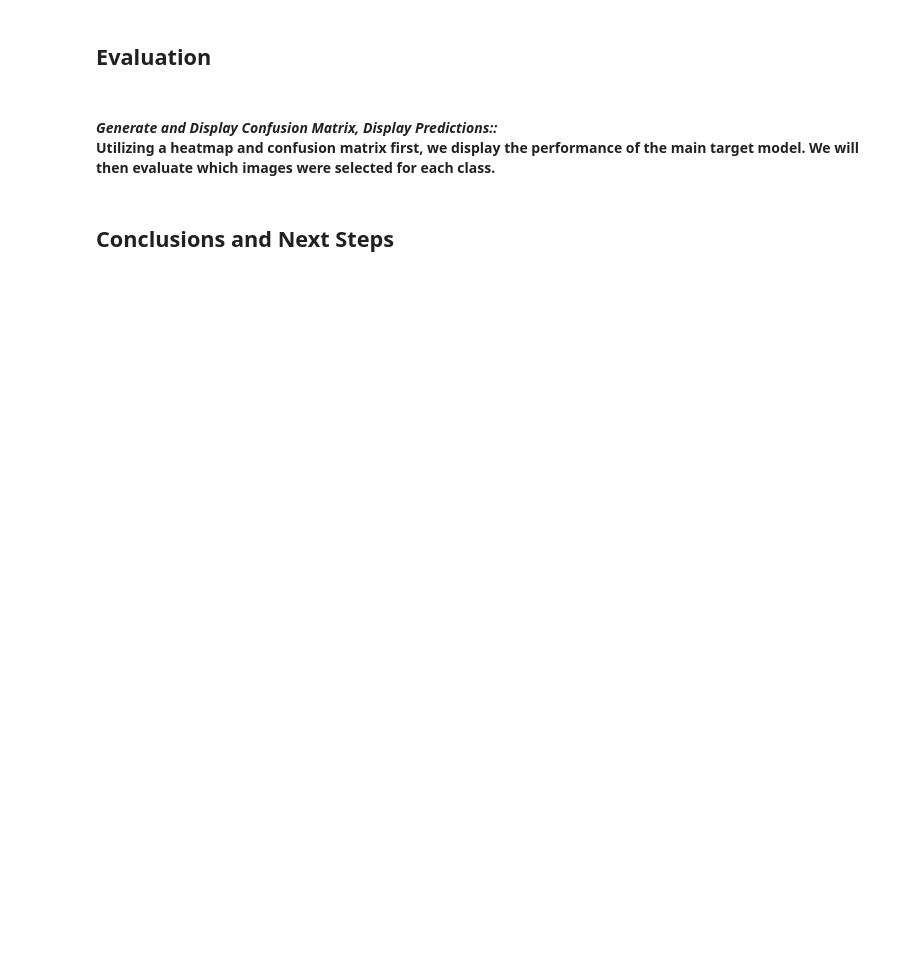
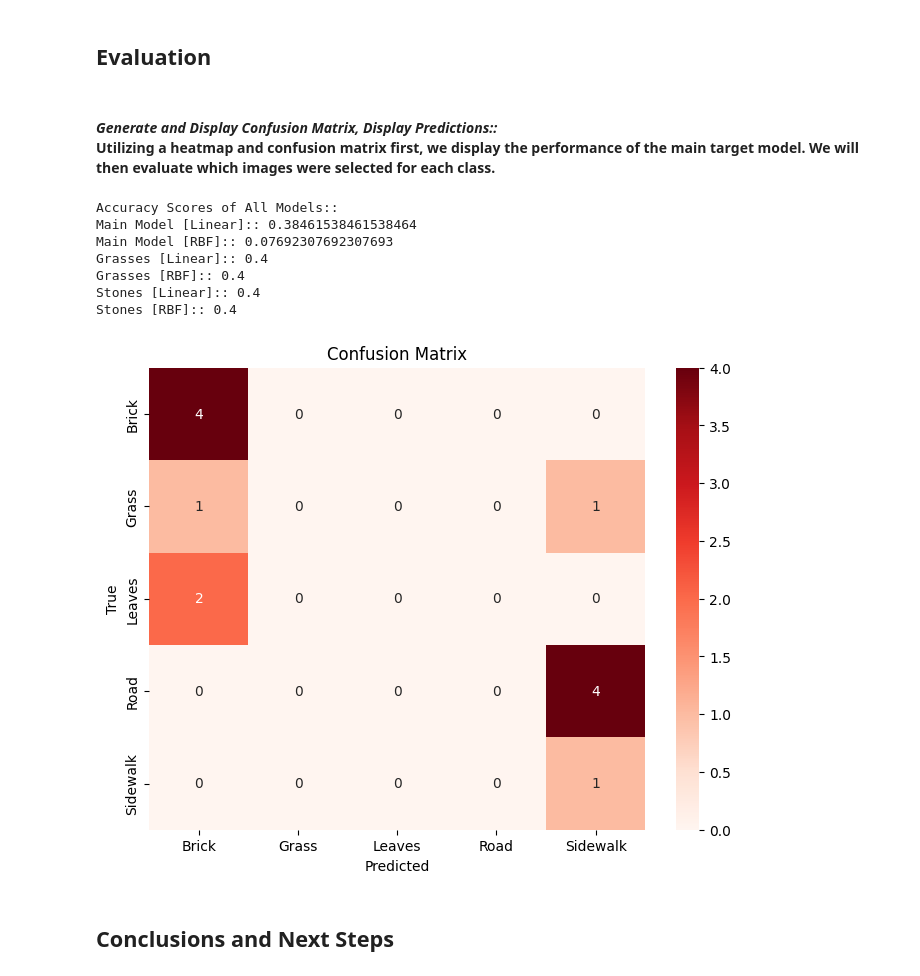
Before and after one commit to ZachMoss31/TextureSVM, a Jupyter notebook: texture_svm.ipynb, the cells around one changed output. Cells and saved outputs as stored; diff of their text form; code cells hidden in the pictures; blank space fills up the shorter version.

```diff
--- a/texture_svm.ipynb
+++ b/texture_svm.ipynb
@@ -247,15 +334,29 @@ accuracy_scores['Stones [RBF]'] = accuracy_stone_rbf
 <br>
 Utilizing a heatmap and confusion matrix first, we display the performance of the main target model. We will then evaluate which images were selected for each class.</h4>
 # %%
+# Print out all other accuracy scores in the dictionary
+print("\nAccuracy Scores of All Models::")
+for key, value in accuracy_scores.items():
+    print(f"{key}:: {value}")
+
 # Generate main confusion matrix for all texture model
 texture_cm = confusion_matrix(y_test, y_pred)
 class_names = ['Brick', 'Grass', 'Leaves', 'Road', 'Sidewalk']
 
 plt.figure(figsize=(8, 6))
-sns.heatmap(texture_cm, annot=True, fmt='d', cmap='Blues', xticklabels=class_names, yticklabels=class_names)
+sns.heatmap(texture_cm, annot=True, fmt='d', cmap='Reds', xticklabels=class_names, yticklabels=class_names)
 plt.xlabel('Predicted')
 plt.ylabel('True')
 plt.title('Confusion Matrix')
 plt.show()
+# %% [output]
+Accuracy Scores of All Models::
+Main Model [Linear]:: 0.38461538461538464
+Main Model [RBF]:: 0.07692307692307693
+Grasses [Linear]:: 0.4
+Grasses [RBF]:: 0.4
+Stones [Linear]:: 0.4
+Stones [RBF]:: 0.4
+[figure, added]
 # %% [markdown]
 ## Conclusions and Next Steps
```
Also changed, not shown: parts of 8 cells of this notebook.
